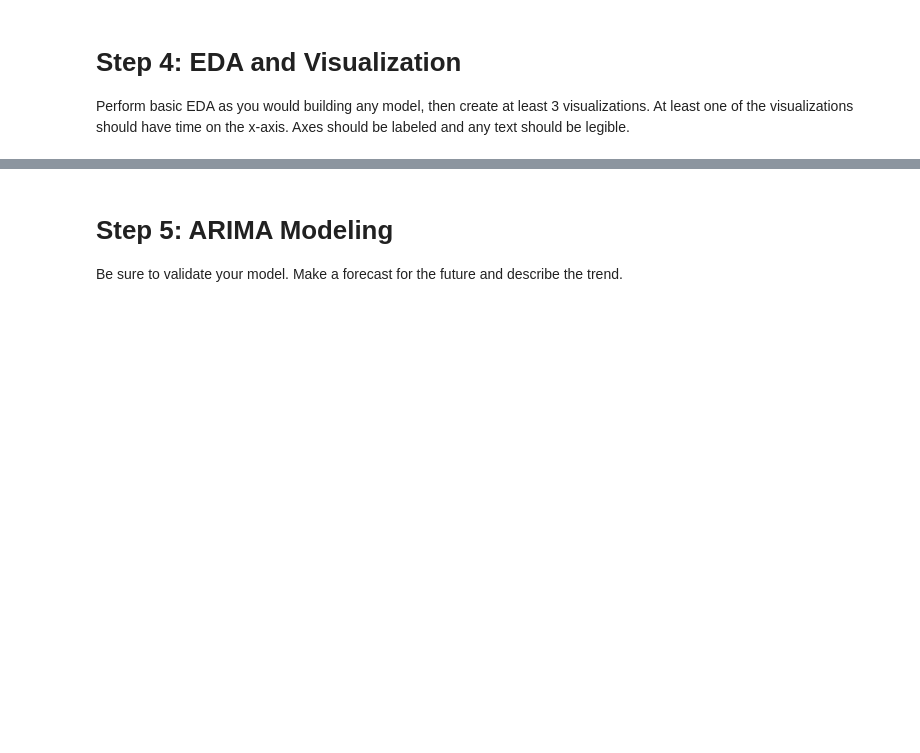
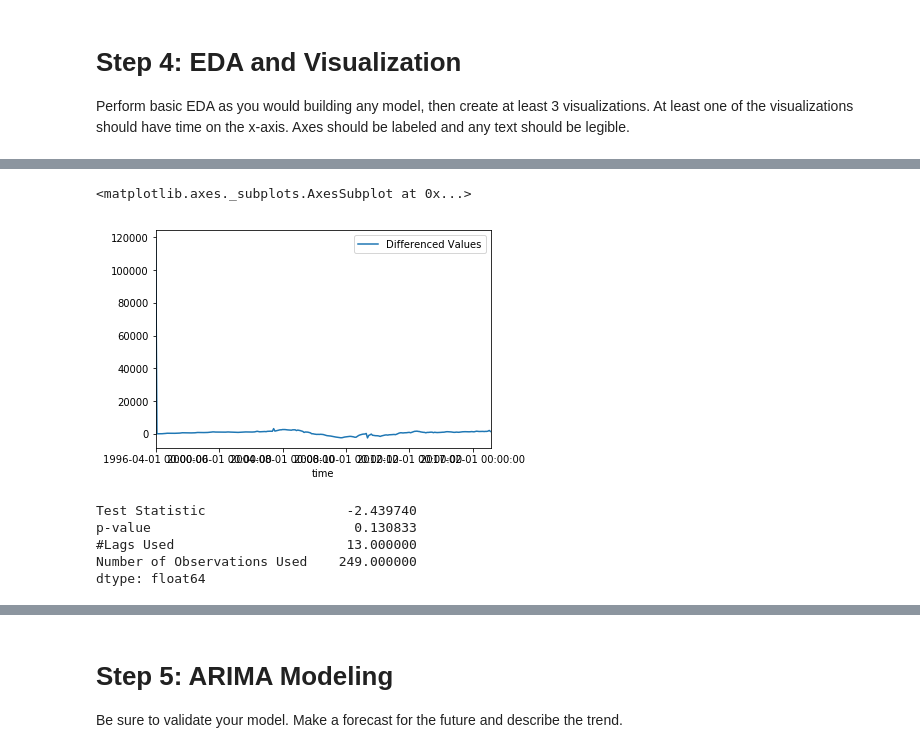
Before and after one commit to ndelrossi7/nyc-mhtn-ds-060319-lectures, a Jupyter notebook: Mod_4/Mod_4_Project/mod_4_starter_notebook-Copy1.ipynb, the cells around one changed output, grey strips where cells are left out. Cells and saved outputs as stored; diff of their text form; code cells hidden in the pictures; blank space fills up the shorter version.

```diff
--- a/Mod_4/Mod_4_Project/mod_4_starter_notebook-Copy1.ipynb
+++ b/Mod_4/Mod_4_Project/mod_4_starter_notebook-Copy1.ipynb
@@ -75,0 +199,2 @@ matplotlib.rc('font', **font)
+# %%
+diff = long_df.diff().fillna(long_df).rename(index=str, columns={"value": "Differenced Values"})
@@ -75,0 +206,15 @@ matplotlib.rc('font', **font)
+# %%
+diff.plot()
+# %% [output]
+<matplotlib.axes._subplots.AxesSubplot at 0x...>
+[figure, added]
+# %%
+dfuller1 = adfuller(diff['Differenced Values'][1:-1])
+difofutput = pd.Series(dfuller1[0:4], index=['Test Statistic','p-value','#Lags Used','Number of Observations Used'])
+print(difofutput)
+# %% [output]
+Test Statistic                  -2.439740
+p-value                          0.130833
+#Lags Used                      13.000000
+Number of Observations Used    249.000000
+dtype: float64
```
Also changed, not shown: parts of 39 cells of this notebook, 2 other files.
